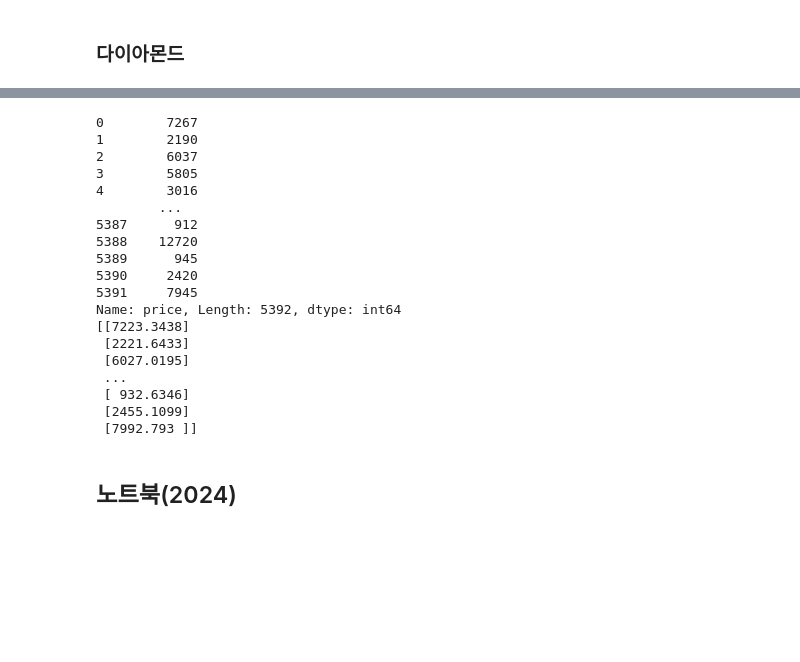
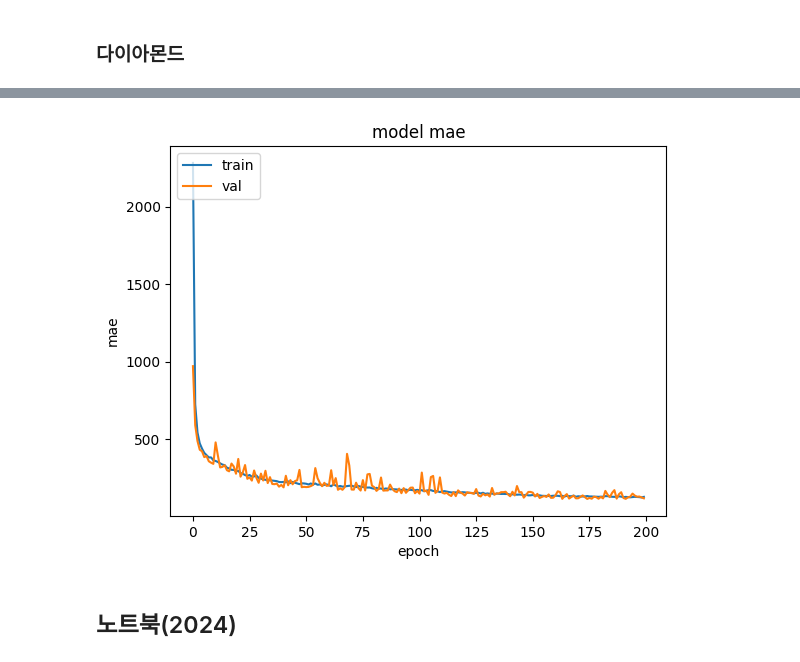
Before and after one commit to dearmysolitude/jupyter, a Jupyter notebook: 04-2_DNN_standard_code.ipynb, the cells around one changed output, grey strips where cells are left out. Cells and saved outputs as stored; diff of their text form; code cells hidden in the pictures; blank space fills up the shorter version.

Commit message:
[DL] Image Reinforcement

```diff
--- a/04-2_DNN_standard_code.ipynb
+++ b/04-2_DNN_standard_code.ipynb
@@ -395,8 +395,10 @@ csv_dia = csv_dia.drop_duplicates()  # 중복 행 제거
 ########################################################
 # 1-2. 데이터 전처리
 ## 2-1. 필드가 너무 작은 경우 제거
-csv_dia = csv_dia.loc[~(((csv_dia['x'] <= 0) | (csv_dia['y'] <= 0)) | (csv_dia['z'] <= 0))]
-csv_dia = csv_dia.loc[~(((csv_dia['x'] > 30) | (csv_dia['z'] > 30)) | (csv_dia['table'] > 94))]
+csv_dia = csv_dia.loc[~(((csv_dia['x'] <= 0) | (csv_dia['y'] <= 0)) |
+                        (csv_dia['z'] <= 0))]
+csv_dia = csv_dia.loc[~(((csv_dia['x'] > 30) | (csv_dia['z'] > 30)) |
+                        (csv_dia['table'] > 94))]
 
 ### xyz 필드는 곱하여 부피 필드로 사용
 csv_dia['xyz'] = csv_dia['x']*csv_dia['y']*csv_dia['z']
@@ -412,28 +414,26 @@ dia_features = csv_dia.copy() # features: 금액 뺀 나머지
 # print(dia_features.clarity.unique())
 map1 = { 'Ideal': 4, 'Premium':3, 'Good': 2, 'Very Good': 1, 'Fair':0 }
 map2 = { "D": 6, "E": 5, "F": 4, "G": 3, "H": 2, "I": 1, "J": 0 }
-map3 = { "I1": 0, "SI2": 1, "SI1": 2, "VS2": 3, "VS1": 4, "VVS2": 5, "VVS1": 6, "IF": 7 }
+map3 = { "I1": 0, "SI2": 1, "SI1": 2, "VS2": 3, "VS1": 4, "VVS2": 5,
+        "VVS1": 6, "IF": 7 }
 dia_features.cut = dia_features.cut.map(map1)
 dia_features.color = dia_features.color.map(map2)
 dia_features.clarity = dia_features.clarity.map(map3)
 ## 1-3. 학습 모델을 지정하는 것은 앞서 잔출한 것 중 최적 셋으로 진행한다.
 x_train, x_test, y_train, y_test = train_test_split(dia_features, dia_target,
-                                                        random_state=42, test_size=0.1)
+                                                        random_state=42,
+                                                          test_size=0.1)
 ########################################################
-# 3. 모델 정의 구성
+# 3. 모델 정의 구성: 모델 설계는 간단한 것부터 -> 복잡하게
 model = Sequential()
 model.add(Dense(16, input_dim=x_train.shape[1], activation='relu'))
-model.add(Dense(24, activation='relu'))
-model.add(Dense(32, activation='relu'))
-model.add(Dense(64, activation='relu'))
-model.add(Dense(32, activation='relu'))
-model.add(Dense(16, activation='relu'))
-model.add(Dense(1, activation='relu'))
+model.add(Dense(8, activation='relu'))
+model.add(Dense(1))  # 출력층에는 활성화 함수 없음
 ########################################################
 # 4. 모델 학습시키기
 model.compile(loss='mae', optimizer='adam',
-              metrics=['accuracy'])
-ret=model.fit(x_train, y_train,batch_size=30,epochs=500, validation_split=0.2)
+              metrics=['mae'])
+ret=model.fit(x_train, y_train,batch_size=30,epochs=200, validation_split=0.2)
 ########################################################
 # 5. 모델 평가
 score=model.evaluate(x_test, y_test)
@@ -441,13 +441,16 @@ print(score)
 ########################################################
 # 6. 가장 좋은 모델로 데이터 예측해보기
 y_predict = model.predict(x_test)
+
 y_result = np.zeros(y_test.size)
 y_test_index = y_test.reset_index(drop=True)
+
 for i in range(y_test.size):
-    y_result[i]=y_test_index[i] - y_predict[0][i]
+    y_result[i]=y_test_index[i] - y_predict[i][0]
 raw_data = {'정답': y_test_index,
-            '예측': y_predict[0][:],
+            '예측': y_predict.flatten(),
             '차이': y_result}
+
 data = DataFrame(raw_data)
 pd.set_option('display.max_rows', None)
 pd.set_option('display.max_columns', None)
@@ -475,26 +477,15 @@ IndexError: index 1 is out of bounds for axis 0 with size 1
-# %%
-print(y_test_index)
-print(y_predict)
-# %% [output]
-0        7267
-1        2190
-2        6037
-3        5805
-4        3016
-        ...
-5387      912
-5388    12720
-5389      945
-5390     2420
-5391     7945
-Name: price, Length: 5392, dtype: int64
-[[7223.3438]
- [2221.6433]
- [6027.0195]
- ...
- [ 932.6346]
- [2455.1099]
- [7992.793 ]]
+# %%
+import matplotlib.pyplot as plt
+
+plt.plot(ret.history['mae'])
+plt.plot(ret.history['val_mae'])
+plt.title('model mae')
+plt.ylabel('mae')
+plt.xlabel('epoch')
+plt.legend(['train', 'val'], loc='upper left')
+plt.show()
+# %% [output]
+[figure, added]
 # %% [markdown]
 ## 노트북(2024)
 # %%
```
Also changed, not shown: parts of 7 cells of this notebook, 1 other file.
